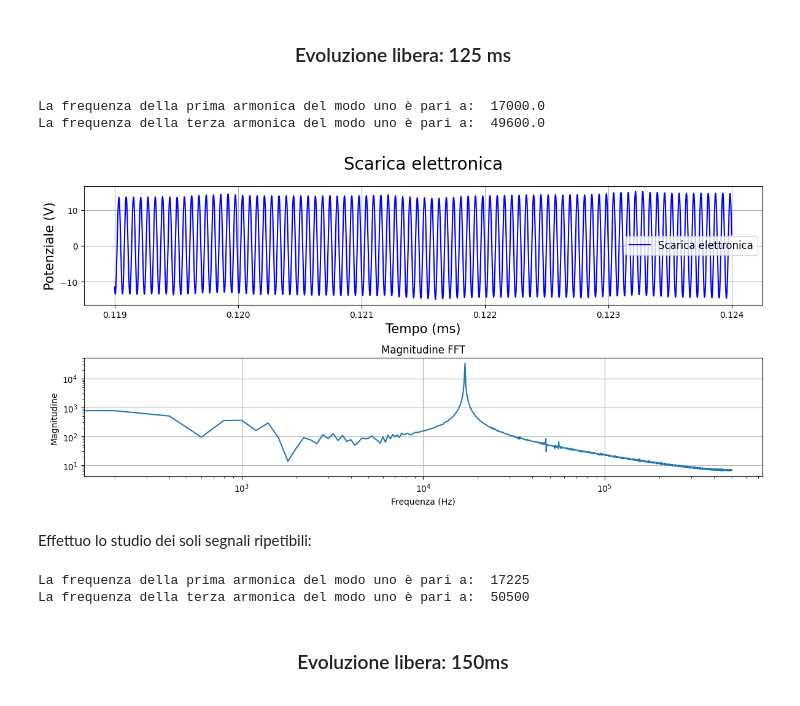
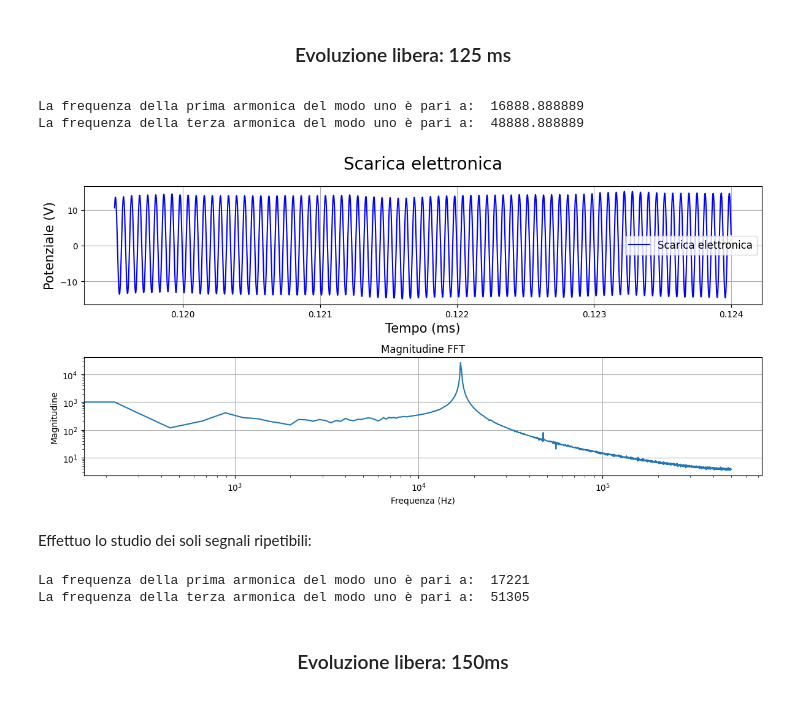
Before and after one commit to Negrini085/LaboPlasmi, a Jupyter notebook: Esperienze/Esperienza 1/esp1.ipynb, the cells around one changed output. Saved outputs shown, nothing was run; the diff lists cells and outputs as text; code cells hidden in the pictures.

Commit message:
Finita analisi in frequenza, fa cagare

```diff
--- a/Esperienze/Esperienza 1/esp1.ipynb
+++ b/Esperienze/Esperienza 1/esp1.ipynb
@@ -1393,7 +1402,7 @@ La frequenza della terza armonica del modo uno è pari a:  50270
 </center>
 # %%
 filename = 'Dati/Signals/series6_125ms/segnale02.txt'
-tmin = 0.119
+tmin = 0.1195
 tmax = 0.124
 udmt = 0.001
 
@@ -1456,53 +1465,53 @@ print('La frequenza della terza armonica del modo uno è pari a: ', round(freq[i
 
 plt.figure(figsize=(12, 6))
 
 plt.subplot(2, 1, 1)
 
 plt.plot(t, v_smooth, 'b-', label = 'Scarica elettronica')
 plt.xlabel('Tempo (ms)', fontsize = 15)
 plt.ylabel('Potenziale (V)', fontsize = 15)
 plt.title('Scarica elettronica', fontsize = 20, pad = 20)
 plt.grid(True)
 plt.legend(fontsize = 12)
 
 
 
 plt.subplot(2, 1, 2)
 
 plt.loglog(freq, magnitude)
 plt.title('Magnitudine FFT')
 plt.xlabel('Frequenza (Hz)')
 plt.ylabel('Magnitudine')
 plt.grid()
 
 
 plt.tight_layout()
 plt.show()
 
 del n, freq, magnitude
 del filename, tmin, tmax, udmt, data
 del t, v, v_off, v_smooth, dt, mask, fft_result
 # %% [output]
-La frequenza della prima armonica del modo uno è pari a:  17000.0
-La frequenza della terza armonica del modo uno è pari a:  49600.0
+La frequenza della prima armonica del modo uno è pari a:  16888.888889
+La frequenza della terza armonica del modo uno è pari a:  48888.888889
-[figure, old version]
+[figure, new version]
 # %% [markdown]
 Effettuo lo studio dei soli segnali ripetibili:
 # %%
 rip125 = [1, 2, 3, 4, 6, 7, 8, 10]
 # %%
-f1_125 = 0; f3_125 = 0
-udmt = 0.001; tmin = 0.119; tmax = 0.124
+f1_125 = 0.0; f3_125 = 0.0; a1_125 = 0.0; a3_125 = 0.0
+udmt = 0.001; tmin = 0.1195; tmax = 0.124
 appo = fft_offset('Dati/Signals/series6_125ms/segnale', rip = rip125, udmt = udmt, tmin = tmin, tmax = tmax)
-f1_125 = appo[0]; f3_125 = appo[1]
+f1_125 = appo[0]; f3_125 = appo[1]; a1_125 = appo[2]; a3_125 = appo[3]
 
 print('La frequenza della prima armonica del modo uno è pari a: ', round(f1_125, 6))
 print('La frequenza della terza armonica del modo uno è pari a: ', round(f3_125, 6))
 
 del appo, udmt, tmin, tmax
 # %% [output]
-La frequenza della prima armonica del modo uno è pari a:  17225
-La frequenza della terza armonica del modo uno è pari a:  50500
+La frequenza della prima armonica del modo uno è pari a:  17221
+La frequenza della terza armonica del modo uno è pari a:  51305
 # %% [markdown]
 <center>
 
```
Also changed, not shown: parts of 15 cells of this notebook.
